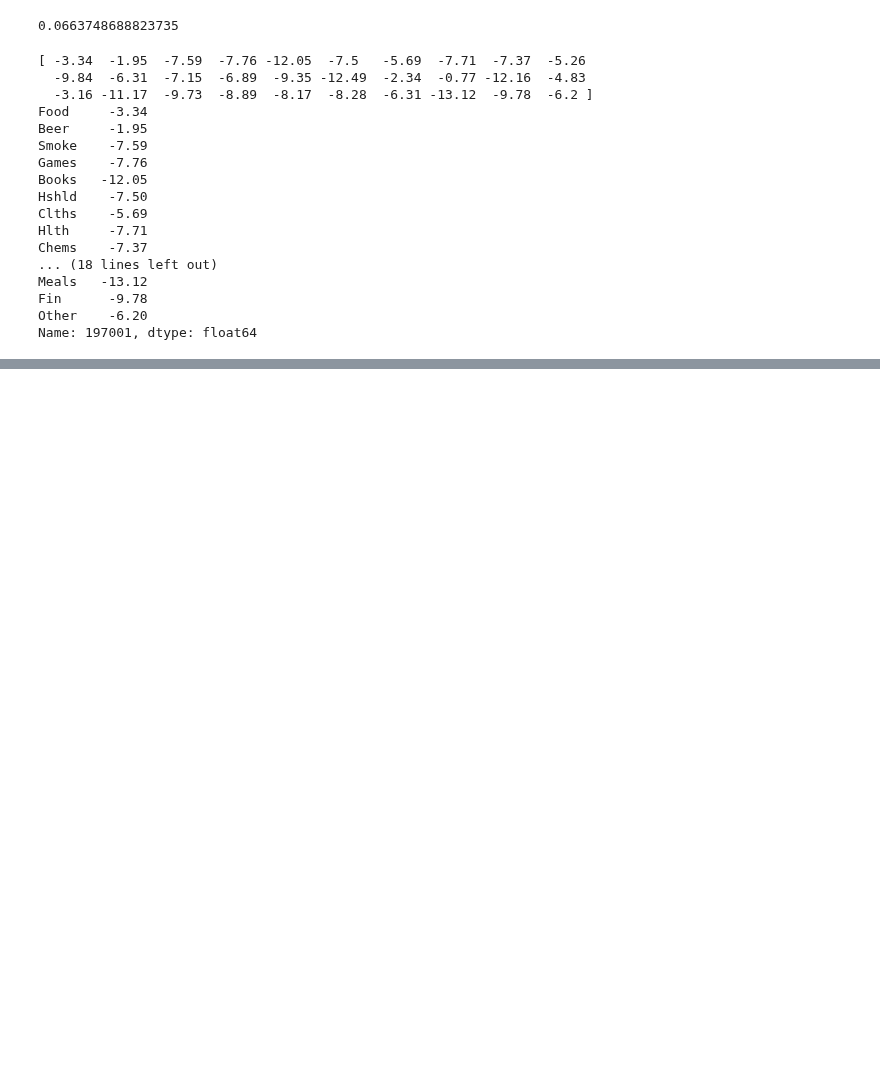
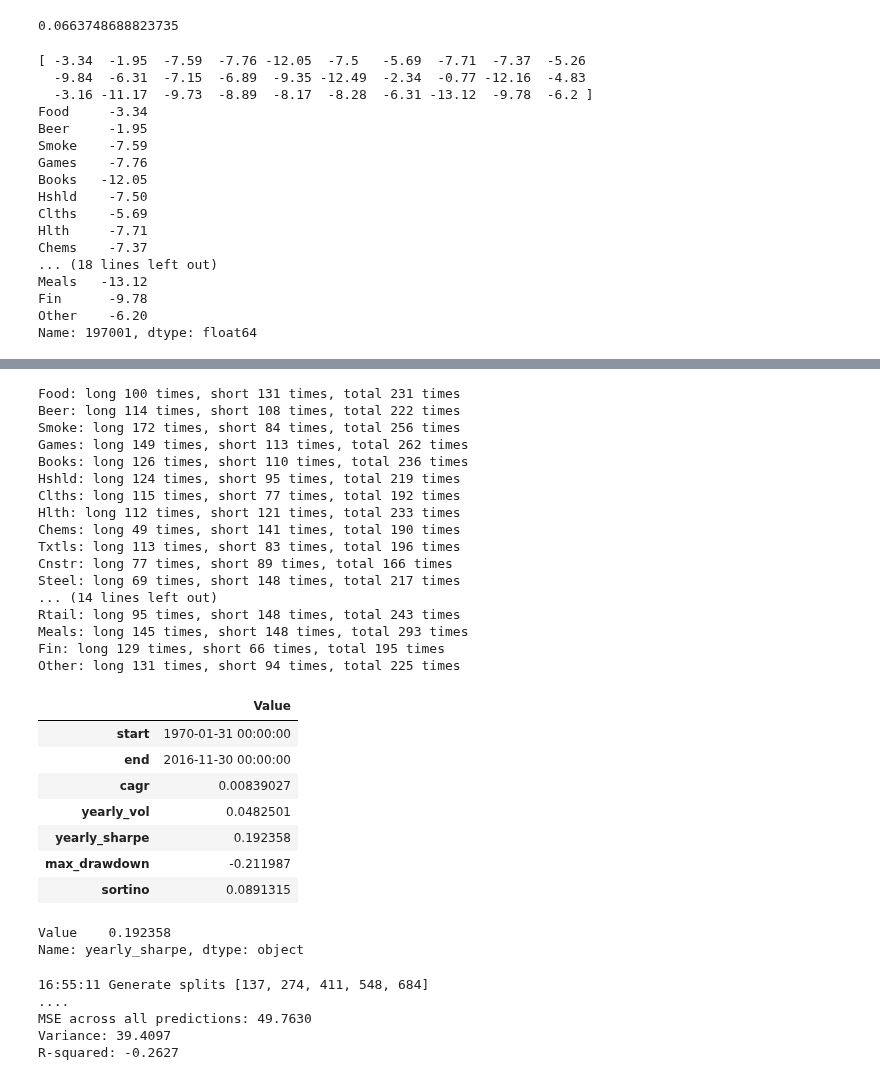
Before and after one commit to druce/Machine-learning-for-financial-market-prediction, a Jupyter notebook: Replicate Paper by Rapach, Strauss, Tu, Zhou-refactor.ipynb, the cells around one changed output, grey strips where cells are left out. Drawn from its saved outputs; the diff is of its cells as text; code cells hidden in the pictures; blank space fills up the shorter version.

Commit message:
refactor walkforward

```diff
--- a/Replicate Paper by Rapach, Strauss, Tu, Zhou-refactor.ipynb
+++ b/Replicate Paper by Rapach, Strauss, Tu, Zhou-refactor.ipynb
@@ -942,0 +914,3 @@ walkforward_xval (X, Y, LinearRegression, coef_dict_param=None)
+# %%
+backtestmodel = BacktestModel(X, Y, LinearRegression, coef_dict_param="timestep", startindex=FIRST_TRAIN_MONTHS)
+backtestmodel.walkforward_xval(n_splits=5, verbose=True)
@@ -943,3 +932,38 @@ walkforward_xval (X, Y, LinearRegression, coef_dict_param=None)
+# %%
+backtestmodel.gen_returns(calc_returns, verbose=False)
+retframe = backtestmodel.report_returns(start_date=start_date_str, freq='M')
+retframe
+# %% [output]
+Food: long 100 times, short 131 times, total 231 times
+Beer: long 114 times, short 108 times, total 222 times
+Smoke: long 172 times, short 84 times, total 256 times
+Games: long 149 times, short 113 times, total 262 times
+Books: long 126 times, short 110 times, total 236 times
+Hshld: long 124 times, short 95 times, total 219 times
+Clths: long 115 times, short 77 times, total 192 times
+Hlth: long 112 times, short 121 times, total 233 times
+Chems: long 49 times, short 141 times, total 190 times
+Txtls: long 113 times, short 83 times, total 196 times
+Cnstr: long 77 times, short 89 times, total 166 times
+Steel: long 69 times, short 148 times, total 217 times
+... (14 lines left out)
+Rtail: long 95 times, short 148 times, total 243 times
+Meals: long 145 times, short 148 times, total 293 times
+Fin: long 129 times, short 66 times, total 195 times
+Other: long 131 times, short 94 times, total 225 times
+|  | Value |
+| start | 1970-01-31 00:00:00 |
+| end | 2016-11-30 00:00:00 |
+| cagr | 0.00839027 |
+| yearly_vol | 0.0482501 |
+| yearly_sharpe | 0.192358 |
+| max_drawdown | -0.211987 |
+| sortino | 0.0891315 |
+# %%
+retframe.loc['yearly_sharpe']
+# %% [output]
+Value    0.192358
+Name: yearly_sharpe, dtype: object
 # %%
 # closure to wrap model creation function - return a function to create model
 def create_model(n_hidden_layers, layer_size, reg_penalty):
@@ -952,8 +976,17 @@ def create_model(n_hidden_layers, layer_size, reg_penalty):
                             solver='lbfgs')
     return myclosure
 
-walkforward_xval (X, Y, create_model(3,2,1.0), coef_dict_param=coef_dict)
-# result is a little worse than LinearRegression
+# use all predictors at each timestep
+backtestmodel = BacktestModel(X, Y, create_model(3,2,1.0), coef_dict_param="all", startindex=FIRST_TRAIN_MONTHS)
+backtestmodel.walkforward_xval(n_splits=5)
+
+# MSE is a bit worse than LinearRegression
+# %% [output]
+16:55:11 Generate splits [137, 274, 411, 548, 684]
+....
+MSE across all predictions: 49.7630
+Variance: 39.4097
+R-squared: -0.2627
 # %%
 MODELPREFIX = "MLP"
 
```
Also changed, not shown: parts of 14 cells of this notebook, 1 other file.
